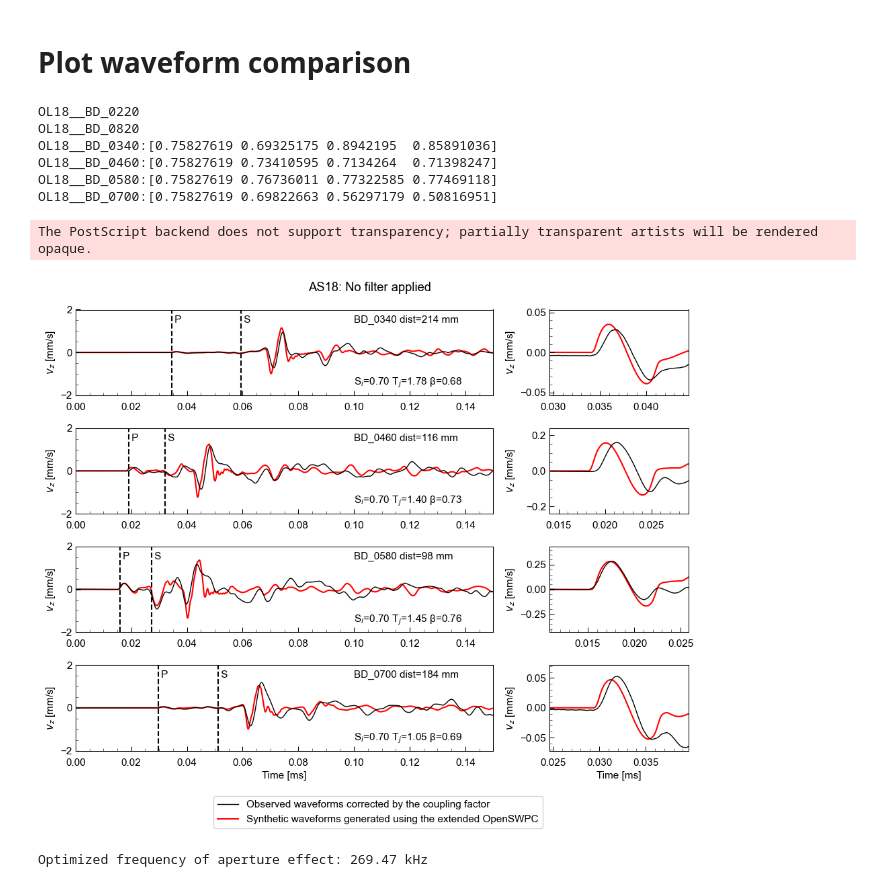
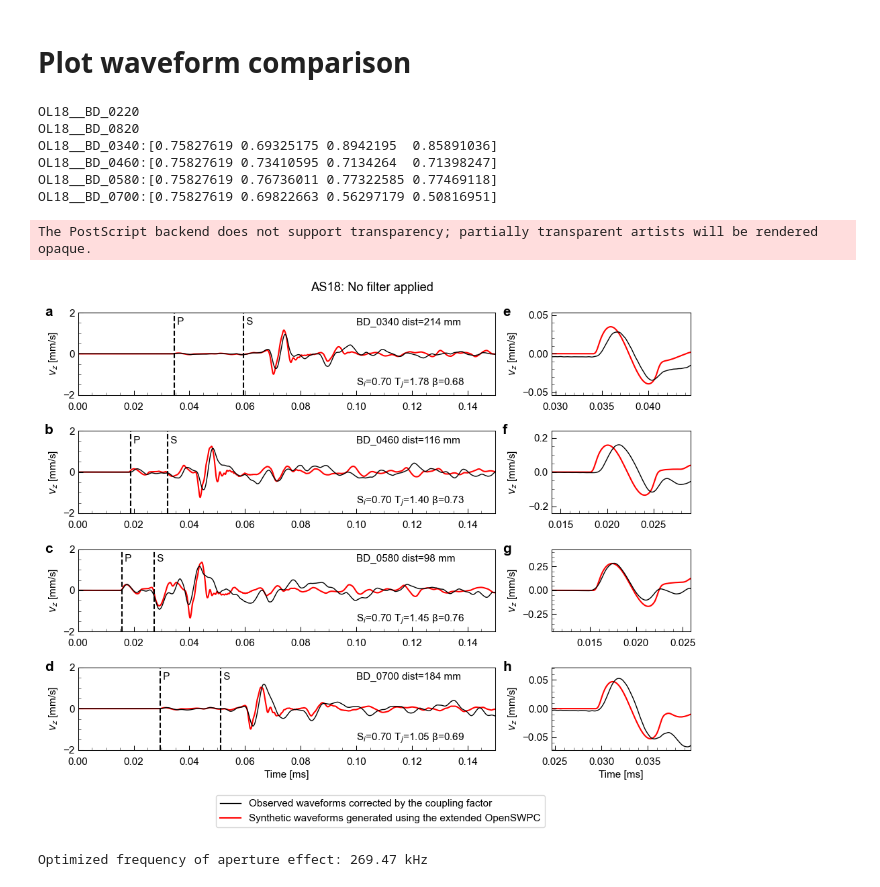
Before and after one commit to kura-okubo/4mNonSelfSim_Paper, a Jupyter notebook: Calibration/SensorCoupling_BallDrop/code/08_plot_surfaceeffect_result_Case2.ipynb, the cells around one changed output. Cells and saved outputs as stored; diff of their text form; code cells hidden in the pictures.

```diff
--- a/Calibration/SensorCoupling_BallDrop/code/08_plot_surfaceeffect_result_Case2.ipynb
+++ b/Calibration/SensorCoupling_BallDrop/code/08_plot_surfaceeffect_result_Case2.ipynb
@@ -1005,6 +1006,23 @@ for i, tr_obs in enumerate(st_obs):
         axs[i, 0].text(0.1, 1.4, f"BD_{tr_obs.stats.location} dist={tr_obs.stats.dist:.0f} mm")
         axs[i, 0].text(0.1, -1.42, rf"S$_i$={Si4:.2f} T$_j$={Tj4:.2f} β={float(k4):.2f}", va="center")
 
+        #update: add figure labels
+        panel_labels = [chr(c) for c in range(ord('a'), ord('h')+1)]
+        axs[i, 0].text(
+            -0.08, 1.08, f"{panel_labels[i]}",
+            transform=axs[i, 0].transAxes,
+            ha="left", va="top",
+            fontsize=15,
+            fontweight="bold"   # ← ここで太字
+        )
+        axs[i, 1].text(
+            -0.35, 1.08, f"{panel_labels[i+Ntrace]}",
+            transform=axs[i, 1].transAxes,
+            ha="left", va="top",
+            fontsize=15,
+            fontweight="bold"
+        )
+
 axs[-1, 0].set_xlabel('Time [ms]')
 axs[-1, 1].set_xlabel('Time [ms]')
 if ifBandPassFilter:
@@ -1018,35 +1036,35 @@ fig.tight_layout()
 # legend
 fig.subplots_adjust(bottom=0.05)
 legend_ax = fig.add_axes([0.26, -0.08, 0.3, 0.05])
 
 lines = axs[0, 0].get_lines()
 legend_ax.set_axis_off()
 legend_ax.legend(lines[0:2][::-1], ["Observed waveforms corrected by the coupling factor",
                                    "Synthetic waveforms generated using the extended OpenSWPC"], loc="upper left")
 handles, labels = plt.gca().get_legend_handles_labels()
 
 if not os.path.exists(figdir+"/bdwaveform_SiTjcorrect"):
     os.makedirs(figdir+"/bdwaveform_SiTjcorrect")
 
 fig.align_ylabels(axs[:, 0])
 fig.align_ylabels(axs[:, 1])
 
 if ifBandPassFilter:
     foname = figdir+f"/bdwaveform_SiTjcorrect/bdwaveform_comparison_{stnm}_{freqband}MHz"
 else:
     foname = figdir+f"/bdwaveform_SiTjcorrect/bdwaveform_comparison_{stnm}_nofilter"
 
-plt.savefig(foname+".png", dpi=100, bbox_inches="tight")
+plt.savefig(foname+".png", dpi=300, bbox_inches="tight")
 plt.savefig(foname+".eps", bbox_inches="tight")
 # %% [output]
 OL18__BD_0220
 OL18__BD_0820
 OL18__BD_0340:[0.75827619 0.69325175 0.8942195  0.85891036]
 OL18__BD_0460:[0.75827619 0.73410595 0.7134264  0.71398247]
 OL18__BD_0580:[0.75827619 0.76736011 0.77322585 0.77469118]
 OL18__BD_0700:[0.75827619 0.69822663 0.56297179 0.50816951]
 The PostScript backend does not support transparency; partially transparent artists will be rendered opaque.
-[figure, old version]
+[figure, new version]
 # %%
 # Compute the optimized omega for the aperture effect term
 f_beta_model4 = 1/df_TR["model4"].values[0]
```
Also changed, not shown: parts of 1 cell of this notebook, 4 other files.
